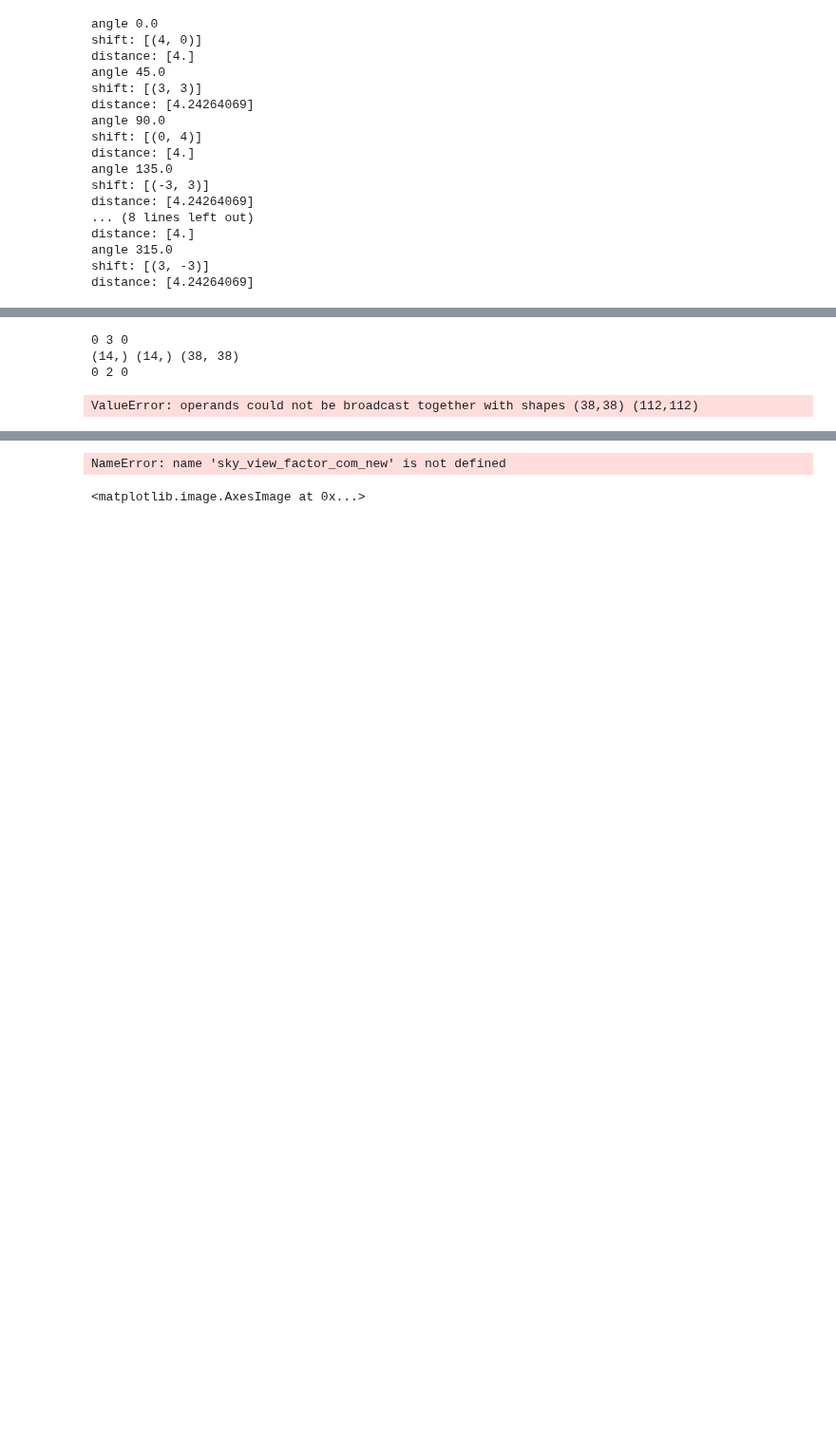
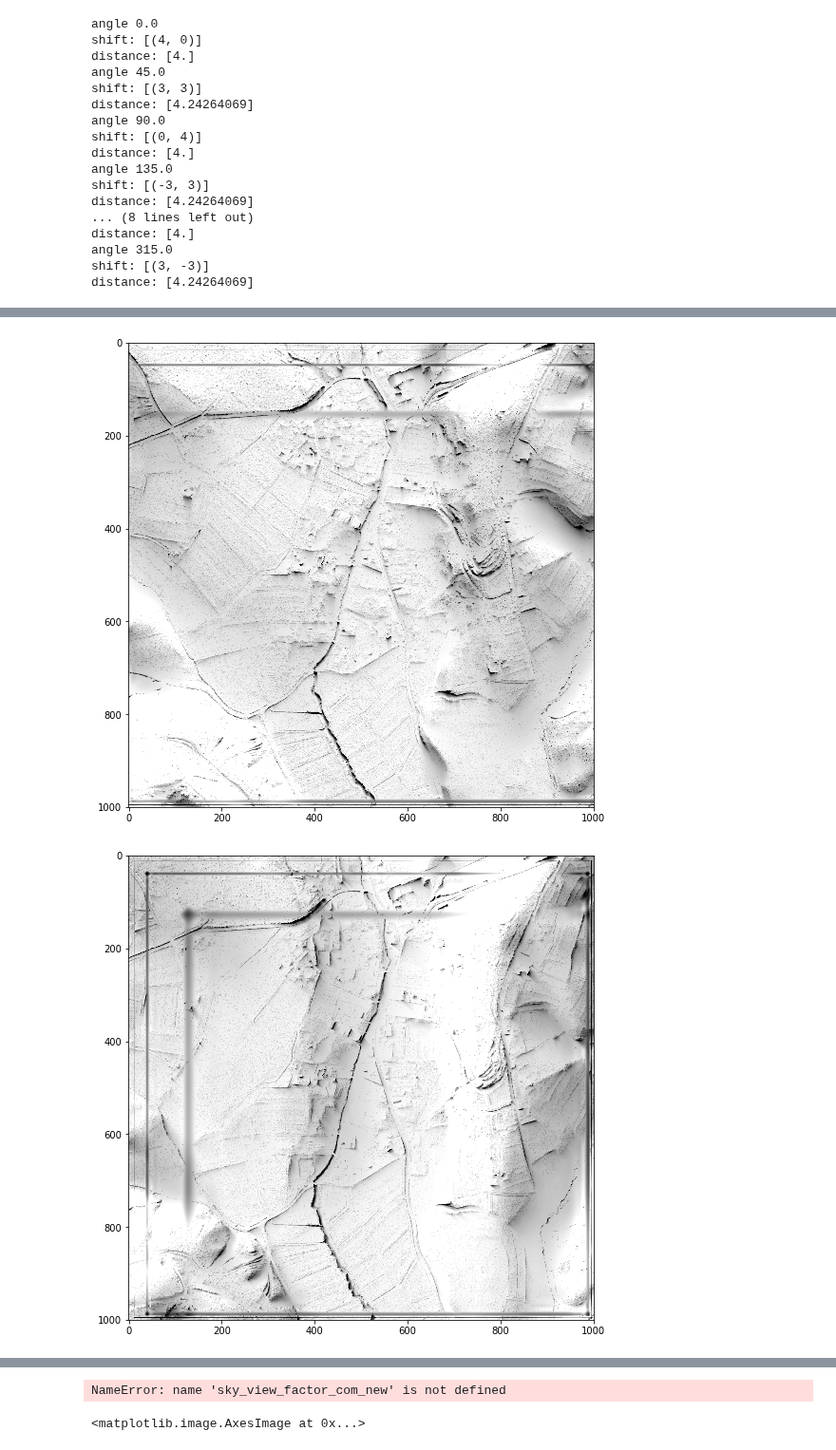
Before and after one commit to EarthObservation/RVT_py, a Jupyter notebook: rvt/ssky_illumination_klemen.ipynb, the cells around one changed output, grey strips where cells are left out. Shown at 95% size. Saved outputs shown, nothing was run; the diff lists cells and outputs as text; code cells hidden in the pictures; blank space fills up the shorter version.

```diff
--- a/rvt/ssky_illumination_klemen.ipynb
+++ b/rvt/ssky_illumination_klemen.ipynb
@@ -292,6 +299,7 @@ pyramid[0]["shift"]
 #                             radius_max=10,
 #                             radius_min=1,
 num_directions=8
+max_fine_radius=100
 #                             compute_svf=True,
 #                             compute_opns=False,
 #                             compute_asvf=False,
@@ -328,7 +336,7 @@ num_directions=8
 # build DEM pyramids
 pyramid = horizon_generate_pyramids(dem,
                                     num_directions=num_directions,
-                                    max_fine_radius=100,
+                                    max_fine_radius=max_fine_radius,
                                     max_pyramid_radius=10,
                                     pyramid_scale=3,)
 n_levels = np.max([i for i in pyramid])
@@ -366,53 +374,59 @@ else:
 for i_dir, direction in enumerate(pyramid[0]["shift"]):
     # reset maximum at each iteration (direction)
     max_slope = np.zeros(pyramid[n_levels]["dem"].shape, dtype=np.float32) - 1000
+#     if i_dir==1:
+#         break
 
     for i_level in reversed(range(n_levels+1)):
         height = pyramid[i_level]["dem"]
         move = pyramid[i_level]["shift"]
-        lin_fine = pyramid[i_level]["lin_fine"]
-        col_fine = pyramid[i_level]["col_fine"]
-        lin_coarse = pyramid[i_level]["lin_coarse"]
-        col_coarse = pyramid[i_level]["col_coarse"]
 
         # ... and to the search radius
         for i_rad, radius in enumerate(move[direction]["distance"]):
-            print(i_dir,i_level,i_rad)
+#             print(i_dir,i_level,i_rad)
             # get shift index from move dictionary
             shift_indx = move[direction]["shift"][i_rad]
             # estimate the slope
             _ = (np.roll(height, shift_indx, axis=(0,1)) - height) / radius
             # compare to the previus max slope and keep the larges
             max_slope = np.maximum(max_slope, _)
 
+#         plt.imshow(max_slope, cmap="gray")
+#         plt.show()
         # resample the max_slope to a lower pyramid level
-        print(lin_coarse.shape, col_coarse.shape, max_slope.shape)
-#         interp_spline = RectBivariateSpline(lin_coarse, col_coarse, max_slope)
-#         max_slope = interp_spline(lin_fine, col_fine)
+        if i_level > 0:
+            lin_fine = pyramid[i_level-1]["i_lin"] + conv_from + max_pyramid_radius*pyramid_scale
+            col_fine = pyramid[i_level-1]["i_col"] + conv_from + max_pyramid_radius*pyramid_scale
+            lin_coarse = pyramid[i_level]["i_lin"] * pyramid_scale
+            col_coarse = pyramid[i_level]["i_col"] * pyramid_scale
+#             print(lin_coarse.shape, col_coarse.shape, max_slope.shape)
+            interp_spline = RectBivariateSpline(lin_coarse, col_coarse, max_slope)
+            max_slope = interp_spline(lin_fine, col_fine)
 
 #     # convert to angle in radians and compute directional output
-#     _ = np.arctan(max_slope)
+    _ = np.arctan(max_slope[max_fine_radius:-max_fine_radius, max_fine_radius:-max_fine_radius])
+    plt.figure(figsize=(9,9))
+    plt.imshow(-_*57., cmap="gray", vmin=-30., vmax=0)
+    plt.show()
 #     if compute_svf:
 #         svf_out = svf_out + (1 - np.sin(np.maximum(_,0)))
 #     if compute_asvf:
 #         asvf_out = asvf_out + (1 - np.sin(np.maximum(_,0))) * weight[i_dir]
 #     if compute_opns:
 #         opns_out = opns_out + _
 
 # # cut to original extent and
 # # average the directional output over all directions
 # if compute_svf:
 #     svf_out = svf_out[radius_max:-radius_max, radius_max:-radius_max] / num_directions
 # if compute_asvf:
 #     asvf_out = asvf_out[radius_max:-radius_max, radius_max:-radius_max]  / np.sum(weight)
 # if compute_opns:
 #     opns_out = np.rad2deg(0.5 * np.pi - (opns_out[radius_max:-radius_max, radius_max:-radius_max] / num_directions))
 
 # # return results within dict
 # dict_svf_asvf_opns = {"svf": svf_out, "asvf": asvf_out, "opns": opns_out}
 # dict_svf_asvf_opns = {k: v for k, v in dict_svf_asvf_opns.items() if v is not None}  # filter out none
 # %% [output]
-0 3 0
-(14,) (14,) (38, 38)
-0 2 0
-ValueError: operands could not be broadcast together with shapes (38,38) (112,112)
+[figure, added]
+[figure, added]
```
Also changed, not shown: parts of 6 cells of this notebook.
